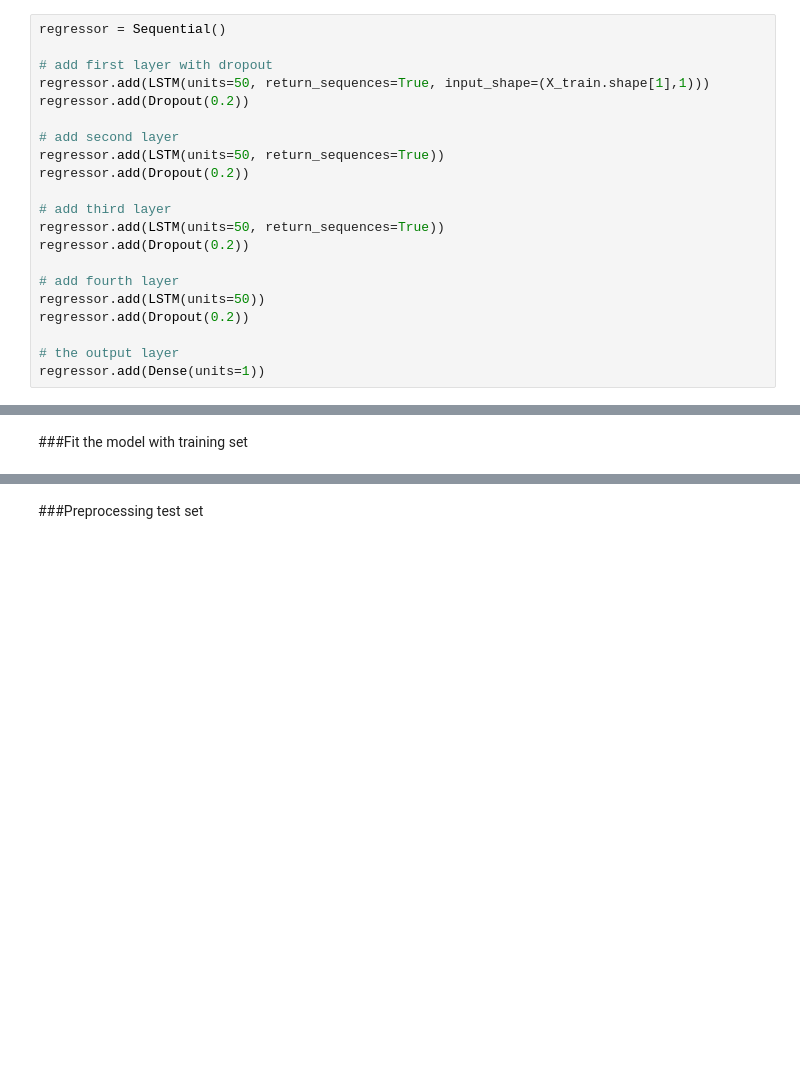
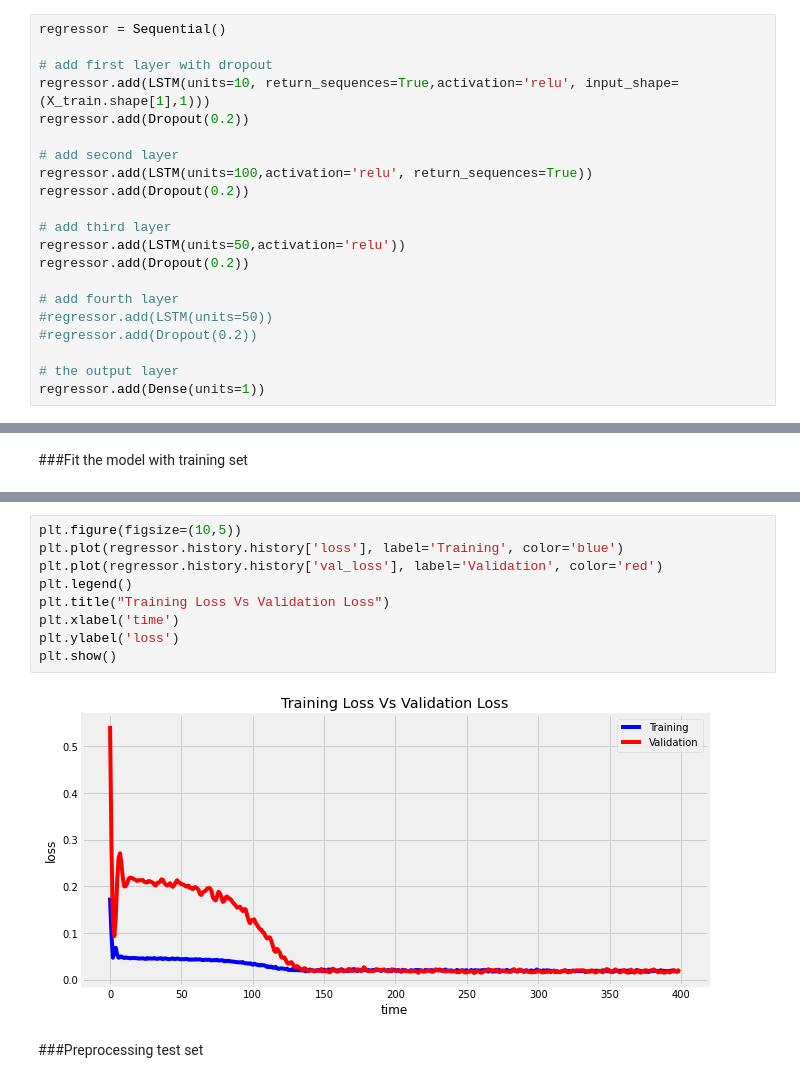
Before and after one commit to seansothey/DataScience-MachineLearning-Research, a Jupyter notebook: Project7_Stock_Prediction.ipynb, the cells around one changed output, grey strips where cells are left out. Drawn from its saved outputs; the diff is of its cells as text; blank space fills up the shorter version.

```diff
--- a/Project7_Stock_Prediction.ipynb
+++ b/Project7_Stock_Prediction.ipynb
@@ -137,20 +141,20 @@ X_train.shape
 regressor = Sequential()
 
 # add first layer with dropout
-regressor.add(LSTM(units=50, return_sequences=True, input_shape=(X_train.shape[1],1)))
+regressor.add(LSTM(units=10, return_sequences=True,activation='relu', input_shape=(X_train.shape[1],1)))
 regressor.add(Dropout(0.2))
 
 # add second layer
-regressor.add(LSTM(units=50, return_sequences=True))
+regressor.add(LSTM(units=100,activation='relu', return_sequences=True))
 regressor.add(Dropout(0.2))
 
 # add third layer
-regressor.add(LSTM(units=50, return_sequences=True))
+regressor.add(LSTM(units=50,activation='relu'))
 regressor.add(Dropout(0.2))
 
 # add fourth layer
-regressor.add(LSTM(units=50))
-regressor.add(Dropout(0.2))
+#regressor.add(LSTM(units=50))
+#regressor.add(Dropout(0.2))
 
 # the output layer
 regressor.add(Dense(units=1))
@@ -176,4 +207,15 @@ Epoch 5/5
 <keras.callbacks.callbacks.History at 0x...>
+# %%
+plt.figure(figsize=(10,5))
+plt.plot(regressor.history.history['loss'], label='Training', color='blue')
+plt.plot(regressor.history.history['val_loss'], label='Validation', color='red')
+plt.legend()
+plt.title("Training Loss Vs Validation Loss")
+plt.xlabel('time')
+plt.ylabel('loss')
+plt.show()
+# %% [output]
+[figure, added]
 # %% [markdown]
 ###Preprocessing test set
 # %%
```
Also changed, not shown: parts of 76 cells of this notebook.
